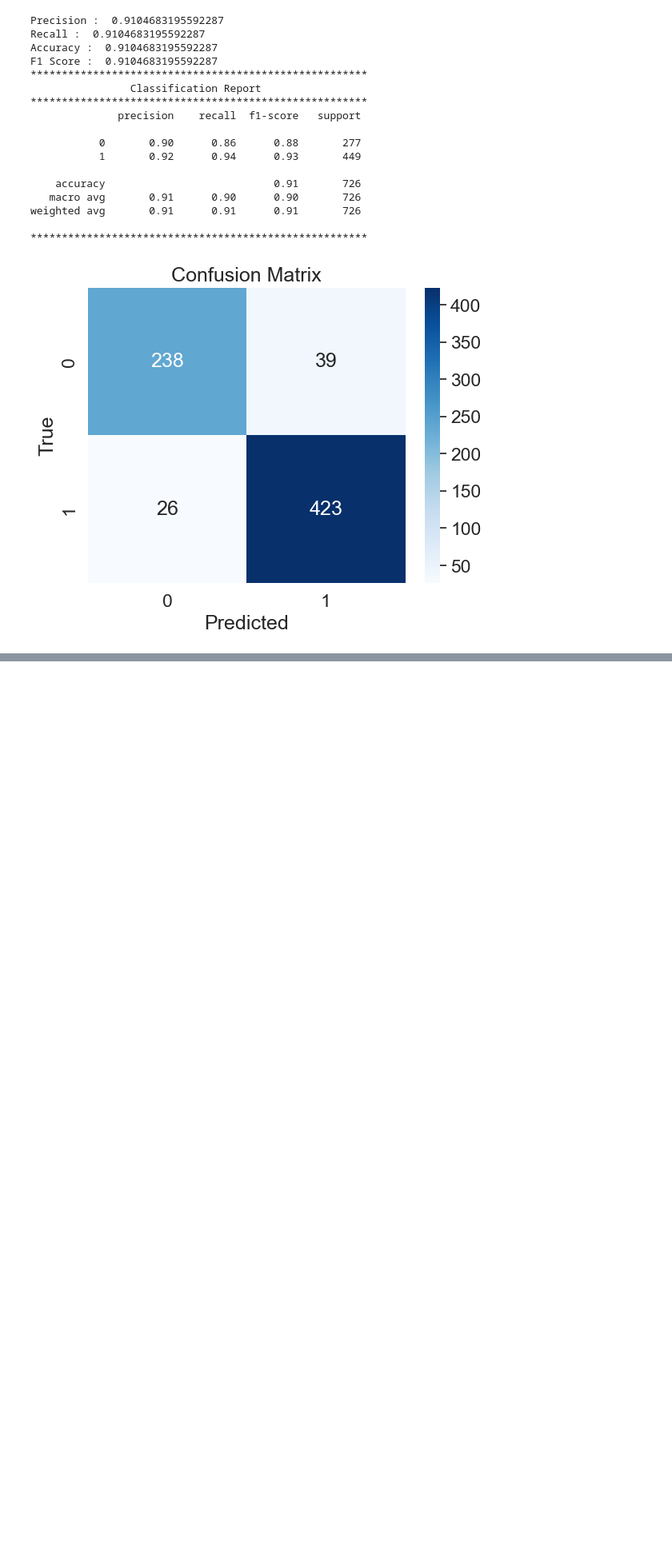
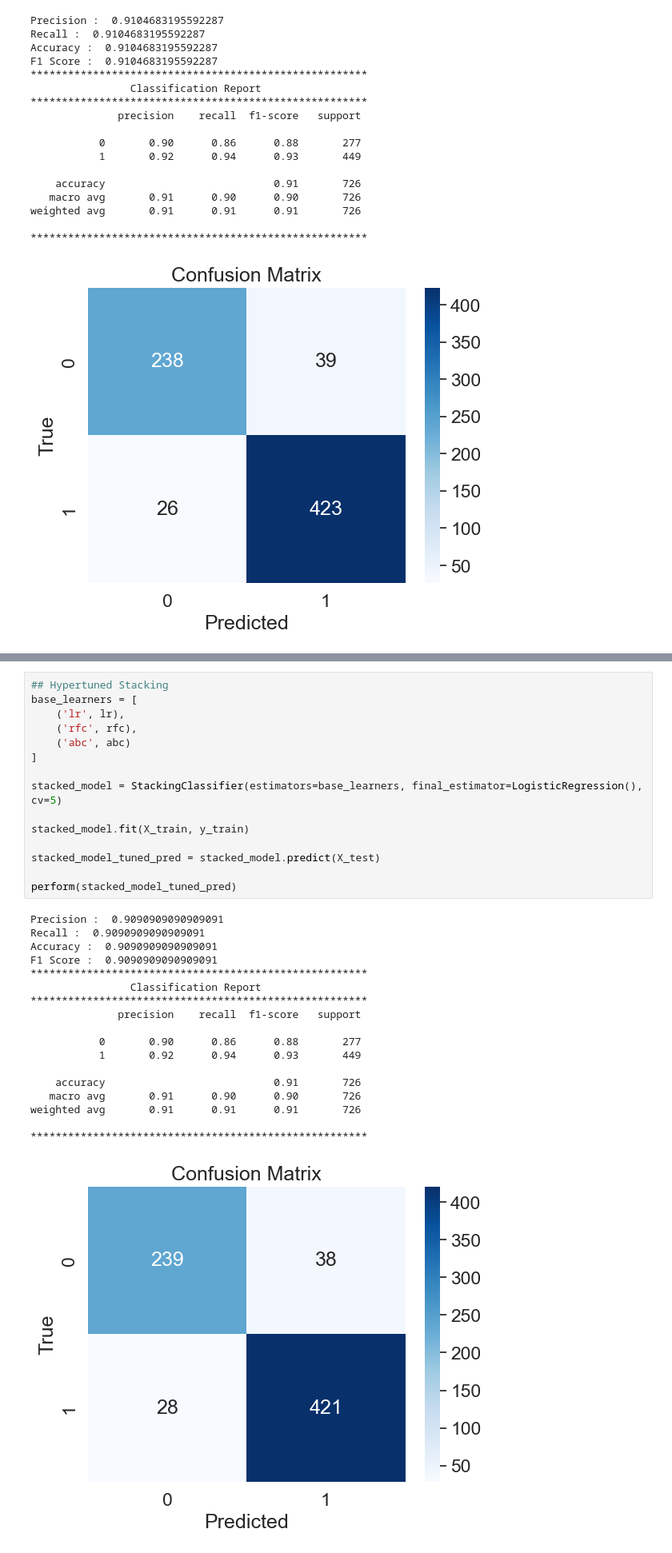
Before and after one commit to samsondawit/student-success, a Jupyter notebook: student success indicator.ipynb, the cells around one changed output, grey strips where cells are left out. Shown at 80% size. Drawn from its saved outputs; the diff is of its cells as text; blank space fills up the shorter version.

```diff
--- a/student success indicator.ipynb
+++ b/student success indicator.ipynb
@@ -714,0 +816,34 @@ weighted avg       0.91      0.91      0.91       726
+# %%
+## Hypertuned Stacking
+base_learners = [
+    ('lr', lr),
+    ('rfc', rfc),
+    ('abc', abc)
+]
+
+stacked_model = StackingClassifier(estimators=base_learners, final_estimator=LogisticRegression(), cv=5)
+
+stacked_model.fit(X_train, y_train)
+
+stacked_model_tuned_pred = stacked_model.predict(X_test)
+
+perform(stacked_model_tuned_pred)
+# %% [output]
+Precision :  0.9090909090909091
+Recall :  0.9090909090909091
+Accuracy :  0.9090909090909091
+F1 Score :  0.9090909090909091
+******************************************************
+                Classification Report
+******************************************************
+              precision    recall  f1-score   support
+
+           0       0.90      0.86      0.88       277
+           1       0.92      0.94      0.93       449
+
+    accuracy                           0.91       726
+   macro avg       0.91      0.90      0.90       726
+weighted avg       0.91      0.91      0.91       726
+
+******************************************************
+[figure, added]
```
Also changed, not shown: parts of 15 cells of this notebook.
